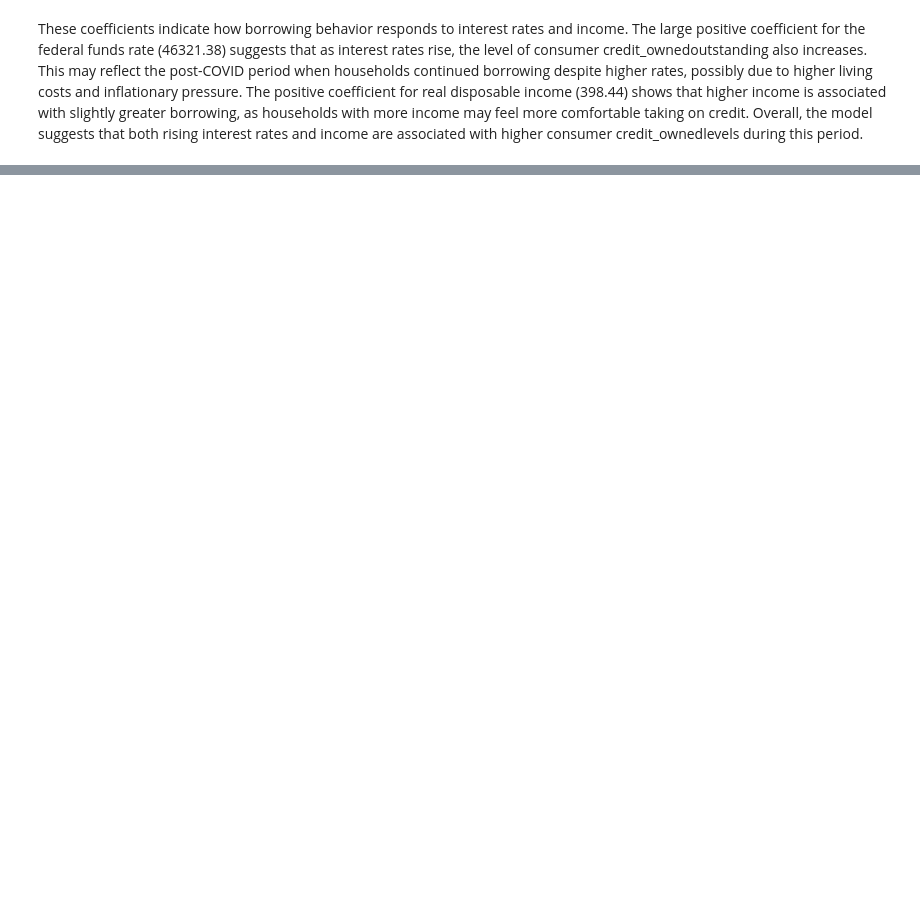
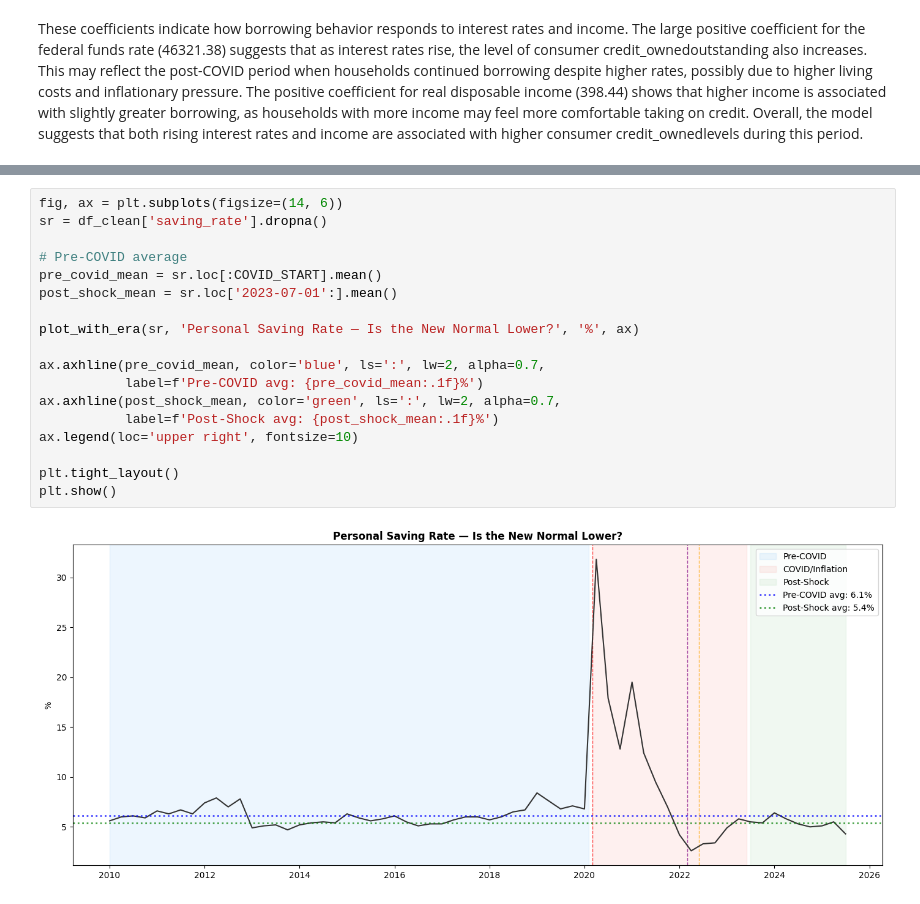
Before and after one commit to Mendelosdoba/tripleten-datajam-feb-2026, a Jupyter notebook: data.ipynb, the cells around one changed output, grey strips where cells are left out. Cells and saved outputs as stored; diff of their text form; blank space fills up the shorter version.

```diff
--- a/data.ipynb
+++ b/data.ipynb
@@ -338,0 +530,20 @@ These coefficients indicate how borrowing behavior responds to interest rates an
+# %%
+fig, ax = plt.subplots(figsize=(14, 6))
+sr = df_clean['saving_rate'].dropna()
+
+# Pre-COVID average
+pre_covid_mean = sr.loc[:COVID_START].mean()
+post_shock_mean = sr.loc['2023-07-01':].mean()
+
+plot_with_era(sr, 'Personal Saving Rate — Is the New Normal Lower?', '%', ax)
+
+ax.axhline(pre_covid_mean, color='blue', ls=':', lw=2, alpha=0.7,
+           label=f'Pre-COVID avg: {pre_covid_mean:.1f}%')
+ax.axhline(post_shock_mean, color='green', ls=':', lw=2, alpha=0.7,
+           label=f'Post-Shock avg: {post_shock_mean:.1f}%')
+ax.legend(loc='upper right', fontsize=10)
+
+plt.tight_layout()
+plt.show()
+# %% [output]
+[figure, added]
```
Also changed, not shown: parts of 32 cells of this notebook.
